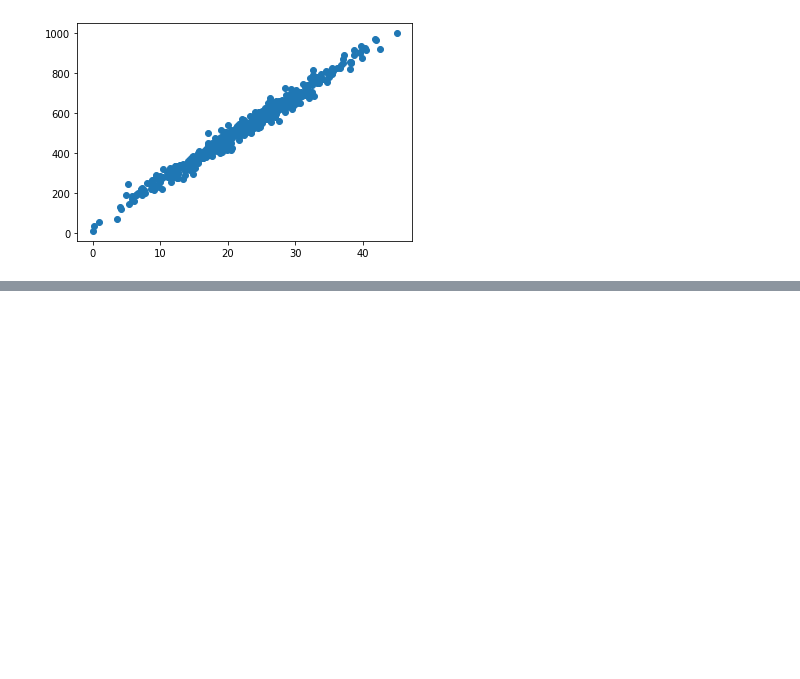
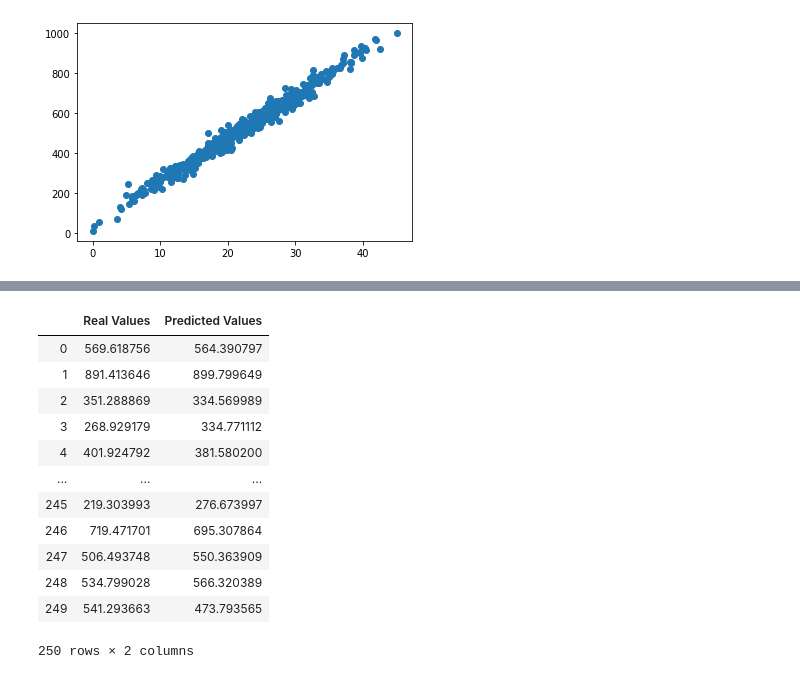
Before and after one commit to shwam25/ML_Project, a Jupyter notebook: Project.ipynb, the cells around one changed output, grey strips where cells are left out. Saved outputs shown, nothing was run; the diff lists cells and outputs as text; code cells hidden in the pictures; blank space fills up the shorter version.

```diff
--- a/Project.ipynb
+++ b/Project.ipynb
@@ -55,0 +118,18 @@ plt.scatter(x_axis, y_axis)
+# %%
+# Comparing the Real Values with Predicted Values
+df = pd.DataFrame({'Real Values':y_test.reshape(-1), 'Predicted Values':y_pred.reshape(-1)})
+df
+# %% [output]
+|  | Real Values | Predicted Values |
+| 0 | 569.618756 | 564.390797 |
+| 1 | 891.413646 | 899.799649 |
+| 2 | 351.288869 | 334.569989 |
+| 3 | 268.929179 | 334.771112 |
+| 4 | 401.924792 | 381.580200 |
+| ... | ... | ... |
+| 245 | 219.303993 | 276.673997 |
+| 246 | 719.471701 | 695.307864 |
+| 247 | 506.493748 | 550.363909 |
+| 248 | 534.799028 | 566.320389 |
+| 249 | 541.293663 | 473.793565 |
+250 rows × 2 columns
```
Also changed, not shown: parts of 11 cells of this notebook.
